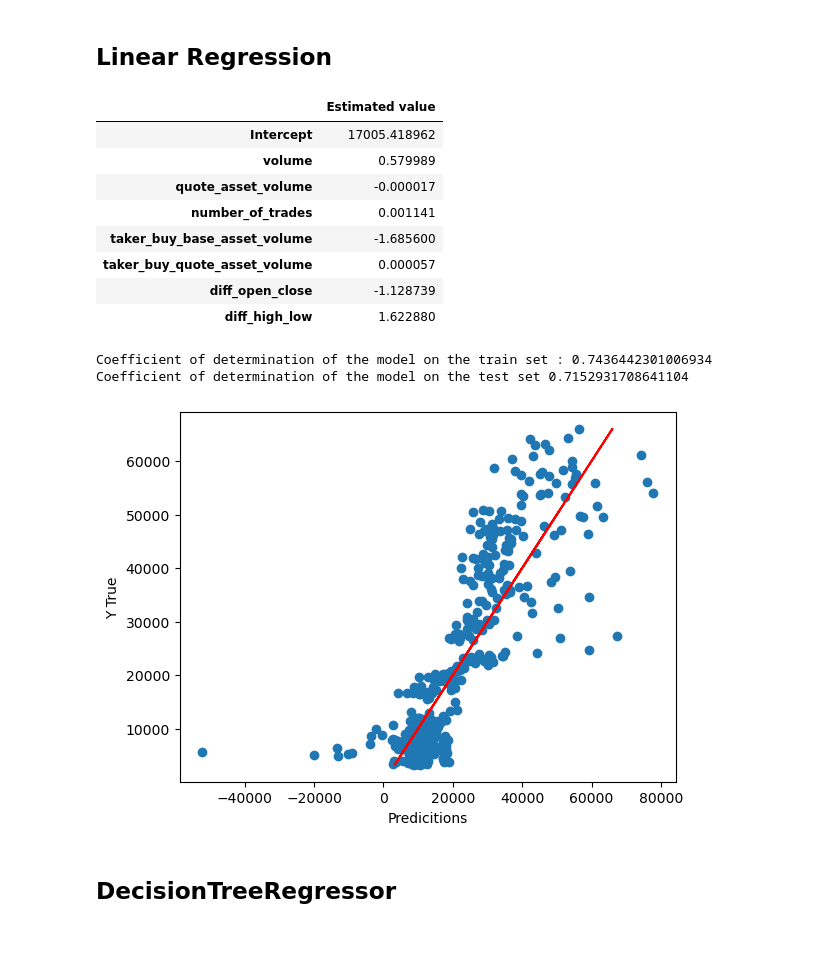
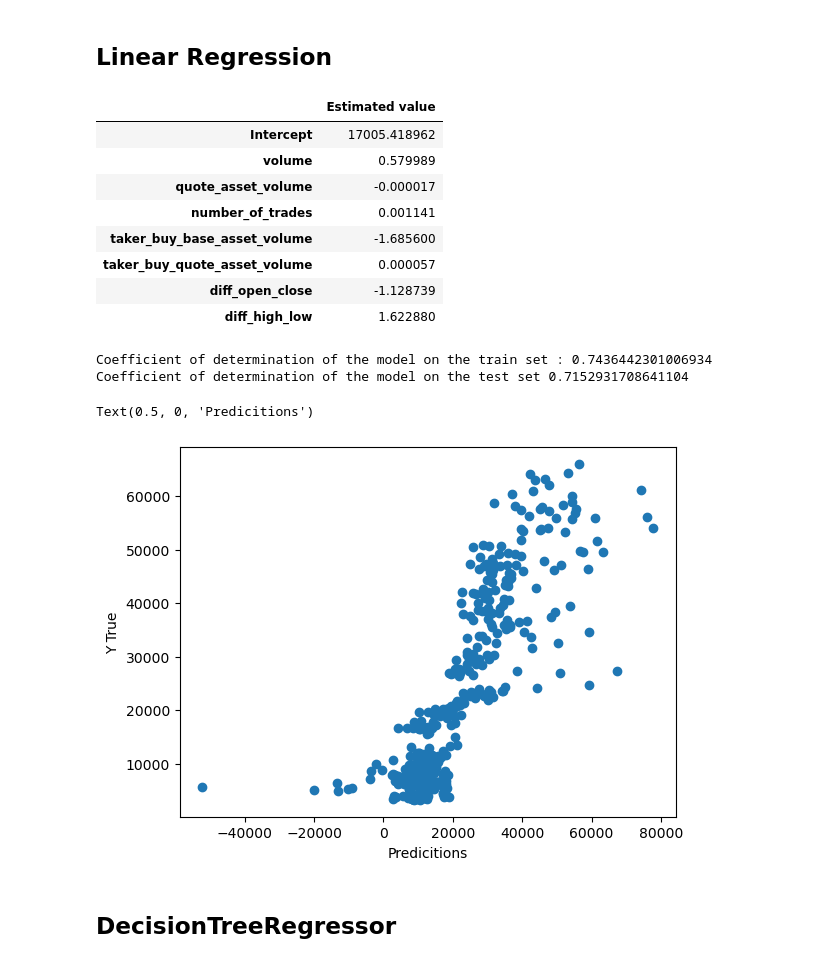
Before and after one commit to abdullahcayde/CryptoBot_with_Binance_Project, a Jupyter notebook: ARIMA_ML_Model_Asset1.ipynb, the cells around one changed output. Cells and saved outputs as stored; diff of their text form; code cells hidden in the pictures.

```diff
--- a/ARIMA_ML_Model_Asset1.ipynb
+++ b/ARIMA_ML_Model_Asset1.ipynb
@@ -448,35 +450,36 @@ coeffs = list(regressor.coef_)
 coeffs.insert(0, regressor.intercept_)
 
 feats2 = list(feats.columns)
 feats2.insert(0, 'Intercept')
 
 coefficients = pd.DataFrame({'Estimated value': coeffs}, index=feats2)
 
 display(coefficients)
 
 print('Coefficient of determination of the model on the train set :', regressor.score(X_train, y_train))
 print('Coefficient of determination of the model on the test set', regressor.score(X_test, y_test))
 
 
 pred_test = regressor.predict(X_test)
 
 plt.scatter(pred_test, y_test)
 plt.ylabel('Y True')
 plt.xlabel('Predicitions')
-plt.plot(y_test,  y_test, color='r');
+#plt.plot(y_test,  y_test, color='r');
 # %% [output]
 |  | Estimated value |
 | Intercept | 17005.418962 |
 | volume | 0.579989 |
 | quote_asset_volume | -0.000017 |
 | number_of_trades | 0.001141 |
 | taker_buy_base_asset_volume | -1.685600 |
 | taker_buy_quote_asset_volume | 0.000057 |
 | diff_open_close | -1.128739 |
 | diff_high_low | 1.622880 |
 Coefficient of determination of the model on the train set : 0.7436442301006934
 Coefficient of determination of the model on the test set 0.7152931708641104
+Text(0.5, 0, 'Predicitions')
-[figure, old version]
+[figure, new version]
 # %% [markdown]
 ## DecisionTreeRegressor
 # %%
```
Also changed, not shown: parts of 10 cells of this notebook, 4 other files.
